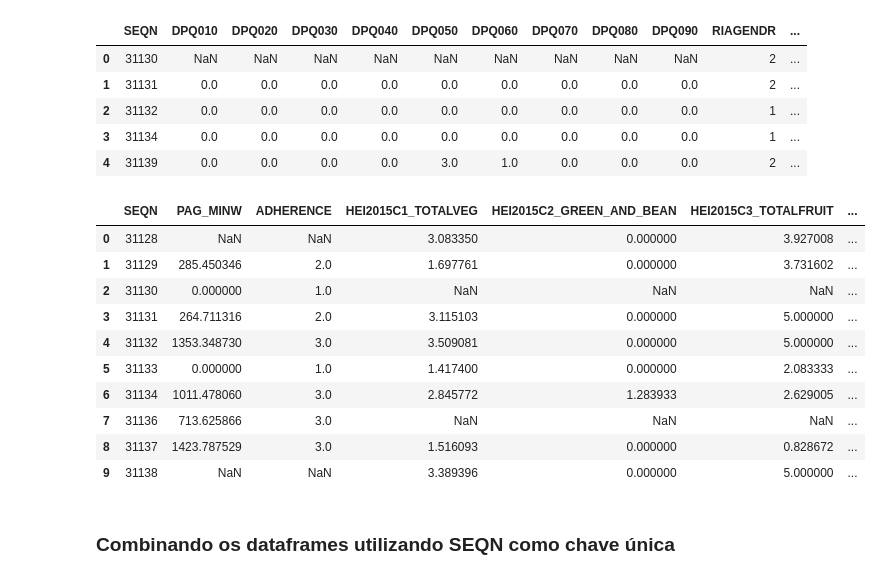
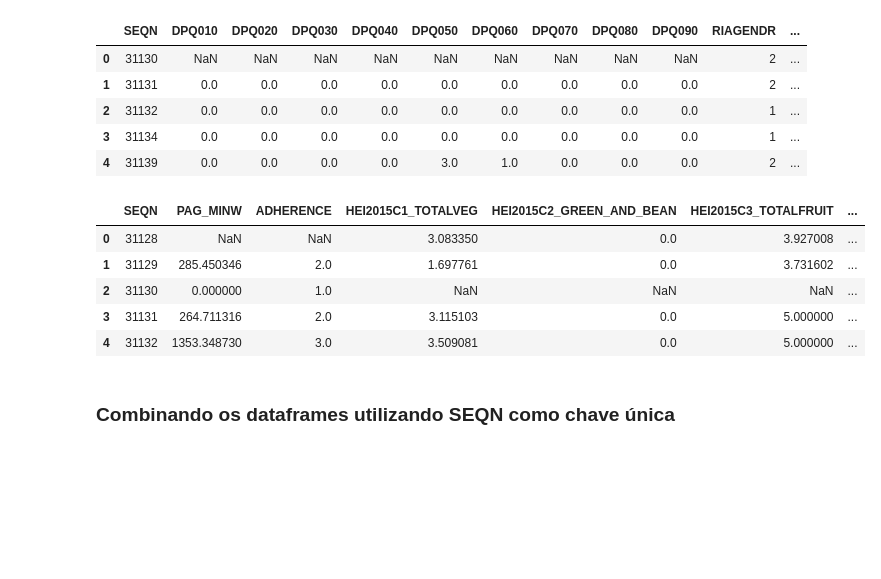
Before and after one commit to casjunior93/Desafio-Tera-Inferencia, a Jupyter notebook: DesafioTera.ipynb, the cells around one changed output. Saved outputs shown, nothing was run; the diff lists cells and outputs as text; code cells hidden in the pictures; blank space fills up the shorter version.

```diff
--- a/DesafioTera.ipynb
+++ b/DesafioTera.ipynb
@@ -19,19 +19,14 @@ df1.head(5)
 | 3 | 31134 | 0.0 | 0.0 | 0.0 | 0.0 | 0.0 | 0.0 | 0.0 | 0.0 | 0.0 | 1 | ... |
 | 4 | 31139 | 0.0 | 0.0 | 0.0 | 0.0 | 3.0 | 1.0 | 0.0 | 0.0 | 0.0 | 2 | ... |
 # %%
-df2.head(10)
+df2.head(5)
 # %% [output]
 |  | SEQN | PAG_MINW | ADHERENCE | HEI2015C1_TOTALVEG | HEI2015C2_GREEN_AND_BEAN | HEI2015C3_TOTALFRUIT | ... |
-| 0 | 31128 | NaN | NaN | 3.083350 | 0.000000 | 3.927008 | ... |
-| 1 | 31129 | 285.450346 | 2.0 | 1.697761 | 0.000000 | 3.731602 | ... |
+| 0 | 31128 | NaN | NaN | 3.083350 | 0.0 | 3.927008 | ... |
+| 1 | 31129 | 285.450346 | 2.0 | 1.697761 | 0.0 | 3.731602 | ... |
 | 2 | 31130 | 0.000000 | 1.0 | NaN | NaN | NaN | ... |
-| 3 | 31131 | 264.711316 | 2.0 | 3.115103 | 0.000000 | 5.000000 | ... |
-| 4 | 31132 | 1353.348730 | 3.0 | 3.509081 | 0.000000 | 5.000000 | ... |
-| 5 | 31133 | 0.000000 | 1.0 | 1.417400 | 0.000000 | 2.083333 | ... |
-| 6 | 31134 | 1011.478060 | 3.0 | 2.845772 | 1.283933 | 2.629005 | ... |
-| 7 | 31136 | 713.625866 | 3.0 | NaN | NaN | NaN | ... |
-| 8 | 31137 | 1423.787529 | 3.0 | 1.516093 | 0.000000 | 0.828672 | ... |
-| 9 | 31138 | NaN | NaN | 3.389396 | 0.000000 | 5.000000 | ... |
+| 3 | 31131 | 264.711316 | 2.0 | 3.115103 | 0.0 | 5.000000 | ... |
+| 4 | 31132 | 1353.348730 | 3.0 | 3.509081 | 0.0 | 5.000000 | ... |
 # %% [markdown]
 ### Combinando os dataframes utilizando SEQN como chave única
 # %%
```
Also changed, not shown: parts of 14 cells of this notebook.
